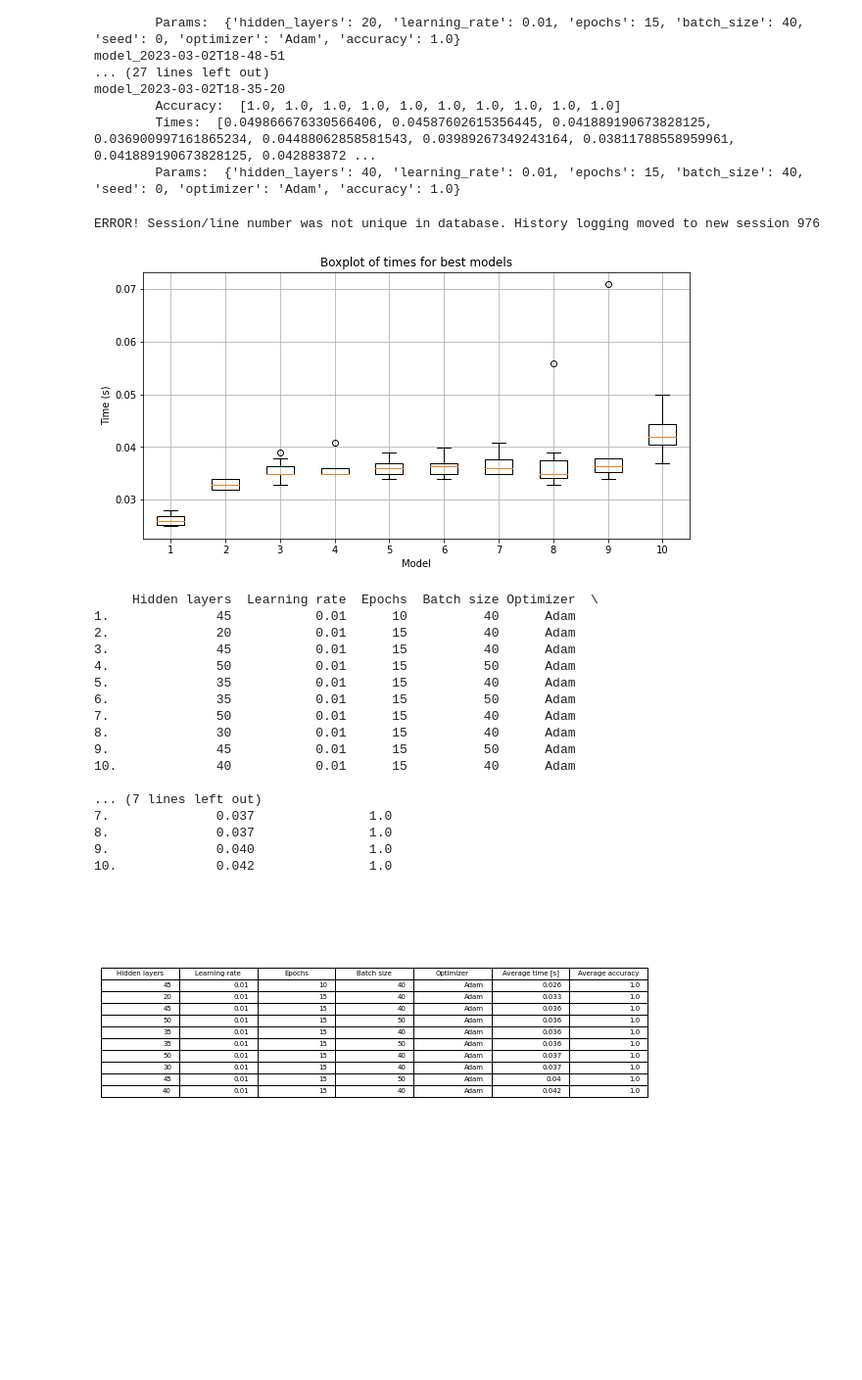
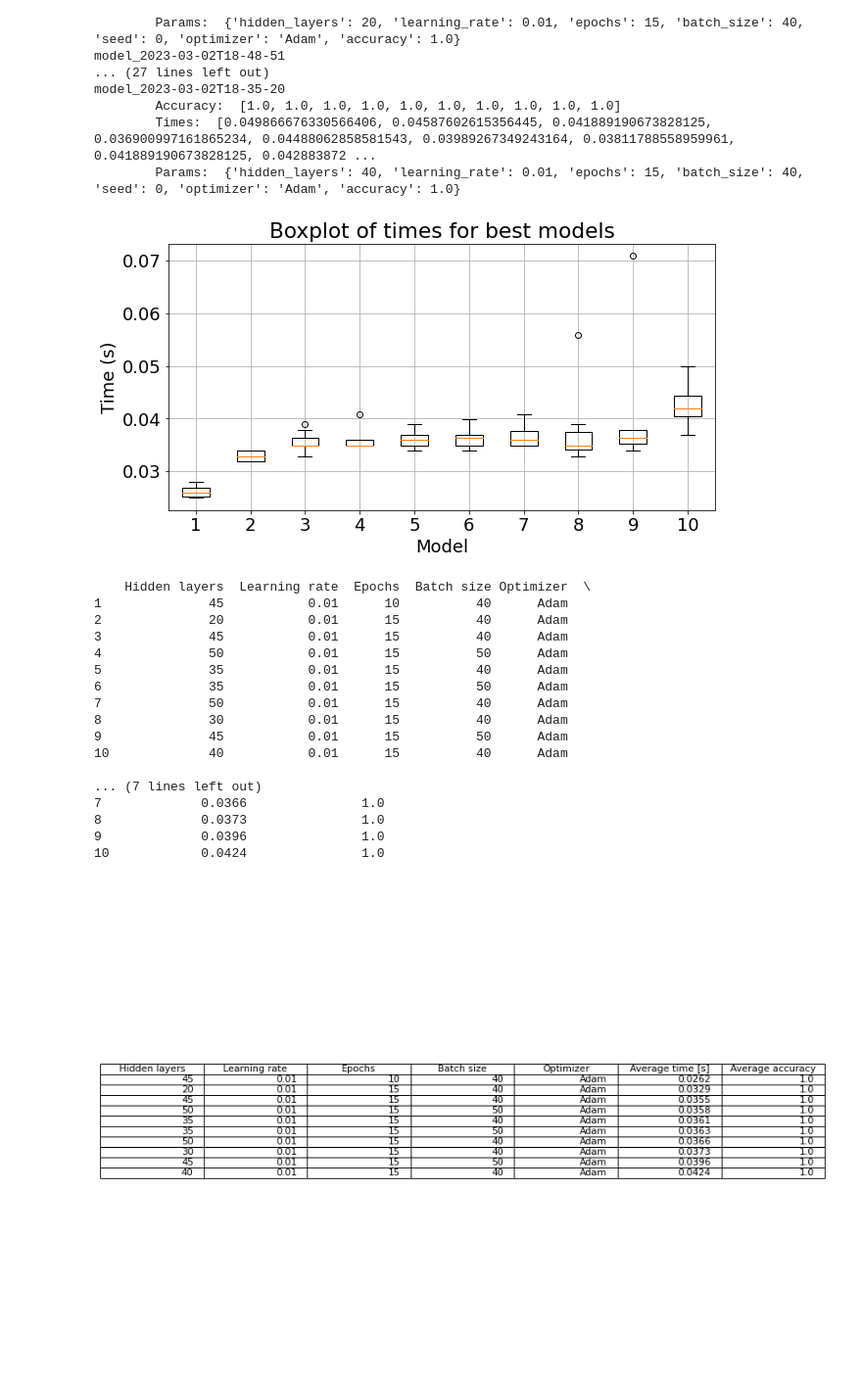
Before and after one commit to Jivl00/KKY_BP, a Jupyter notebook: egs/intents/Intent Classification (text)/experiments/pytorch_optimal.ipynb, the cells around one changed output. Shown: that part at 98% size. Saved outputs shown, nothing was run; the diff lists cells and outputs as text; code cells hidden in the pictures; blank space fills up the shorter version.

```diff
--- a/egs/intents/Intent Classification (text)/experiments/pytorch_optimal.ipynb
+++ b/egs/intents/Intent Classification (text)/experiments/pytorch_optimal.ipynb
@@ -12,12 +12,14 @@ with open('temp/experiments.json', 'r', encoding='utf-8') as f:
     print(len(data))
     acc = [data[key]['accuracy']*100 for key in data]
     plt.figure(figsize=(10, 5))
+    plt.rcParams.update({'font.size': 18})
     plt.hist(acc, bins=20, color='gray')
     plt.xticks(range(0, 101, 10))
     plt.title('Number of models with accuracy')
     plt.xlabel('Accuracy (%)')
     plt.ylabel('Number of models - bins=20')
     plt.grid()
+    plt.savefig('small_pytorch_optlimal1.pdf')
     plt.show()
 # %% [output]
 24000
@@ -108,56 +110,56 @@ model_2023-03-02T18-35-20
 # %%
 # boxplot of times for the 10 best models
 
 import matplotlib.pyplot as plt
 import numpy as np
 times = []
 for best_model in best_of_best:
     times.append(best_of_best[best_model]['times'])
 plt.figure(figsize=(10, 5))
+plt.rcParams.update({'font.size': 18})
 plt.boxplot(times, labels=['1', '2', '3', '4', '5', '6', '7', '8', '9', '10'])
 plt.title('Boxplot of times for best models')
 plt.xlabel('Model')
 plt.ylabel('Time (s)')
 plt.grid()
+plt.savefig('small_pytorch_boxplot.pdf', bbox_inches='tight', pad_inches=0.1)
 plt.show()
 
 
 # create table model parameters
 import pandas as pd
 
 table = pd.DataFrame()
 for best_model in best_of_best:
-    table = pd.concat([table, pd.DataFrame([[data[best_model]['hidden_layers'], data[best_model]['learning_rate'],data[best_model]['epochs'],data[best_model]['batch_size'],data[best_model]['optimizer'],round(np.mean(best_of_best[best_model]['times']),3),np.mean(best_of_best[best_model]['accuracy'])]])])
-table.index = ['1.', '2.', '3.', '4.', '5.', '6.', '7.', '8.', '9.', '10.']
+    table = pd.concat([table, pd.DataFrame([[data[best_model]['hidden_layers'], data[best_model]['learning_rate'],data[best_model]['epochs'],data[best_model]['batch_size'],data[best_model]['optimizer'],round(np.mean(best_of_best[best_model]['times']),4),np.mean(best_of_best[best_model]['accuracy'])]])])
+table.index = ['1', '2', '3', '4', '5', '6', '7', '8', '9', '10']
 table.columns = ['Hidden layers', 'Learning rate', 'Epochs', 'Batch size', 'Optimizer', 'Average time [s]', 'Average accuracy']
 print(table)
 # save table as image
-plt.figure(figsize=(10, 5))
+plt.figure(figsize=(15, 10))
 plt.axis('off')
 plt.table(cellText=table.values, colLabels=table.columns, loc='center')
-# plt.savefig('temp/table.png', bbox_inches='tight', pad_inches=0.1)
 plt.show()
 # %% [output]
+[figure, new version]
-ERROR! Session/line number was not unique in database. History logging moved to new session 976
+    Hidden layers  Learning rate  Epochs  Batch size Optimizer  \
+1              45           0.01      10          40      Adam
+2              20           0.01      15          40      Adam
+3              45           0.01      15          40      Adam
+4              50           0.01      15          50      Adam
+5              35           0.01      15          40      Adam
+6              35           0.01      15          50      Adam
+7              50           0.01      15          40      Adam
+8              30           0.01      15          40      Adam
+9              45           0.01      15          50      Adam
+10             40           0.01      15          40      Adam
+
+... (7 lines left out)
+7             0.0366               1.0
+8             0.0373               1.0
+9             0.0396               1.0
+10            0.0424               1.0
-[figure, old version]
-     Hidden layers  Learning rate  Epochs  Batch size Optimizer  \
-1.              45           0.01      10          40      Adam
-2.              20           0.01      15          40      Adam
-3.              45           0.01      15          40      Adam
-4.              50           0.01      15          50      Adam
-5.              35           0.01      15          40      Adam
-6.              35           0.01      15          50      Adam
-7.              50           0.01      15          40      Adam
-8.              30           0.01      15          40      Adam
-9.              45           0.01      15          50      Adam
-10.             40           0.01      15          40      Adam
-
-... (7 lines left out)
-7.              0.037               1.0
-8.              0.037               1.0
-9.              0.040               1.0
-10.             0.042               1.0
-[figure, old version]
+[figure, new version]
 # %%
 # print info about the best model
 
```
Also changed, not shown: parts of 2 cells of this notebook, 49 other files.
